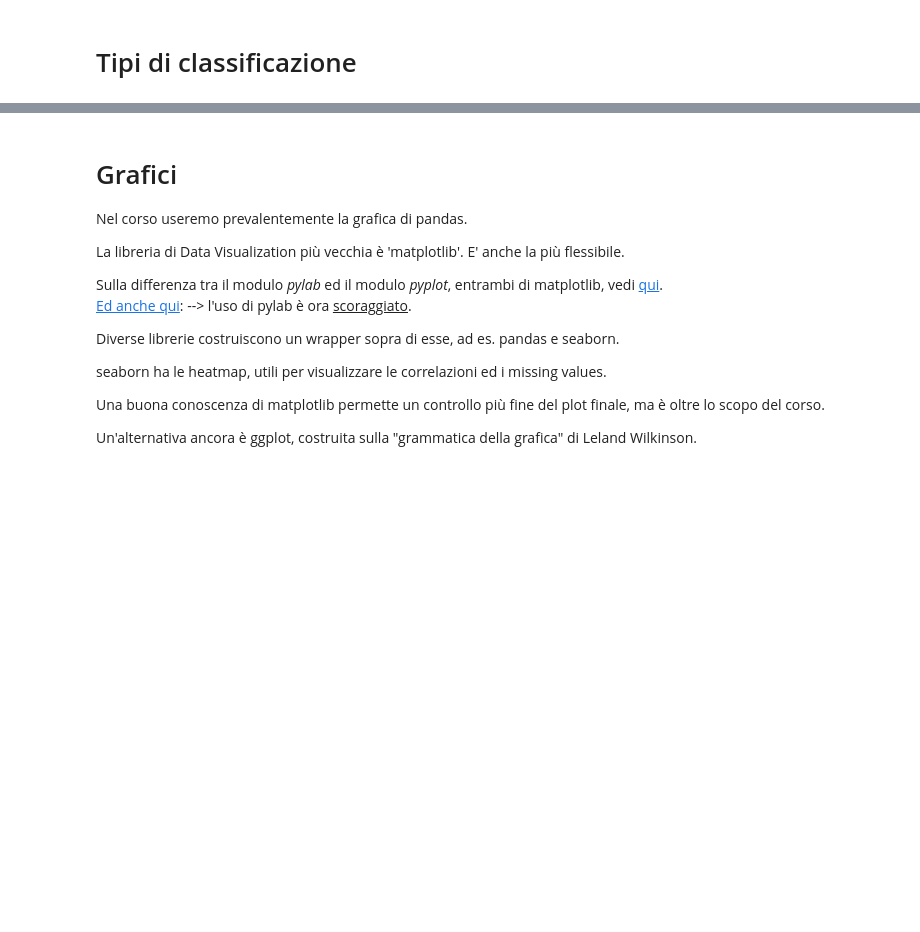
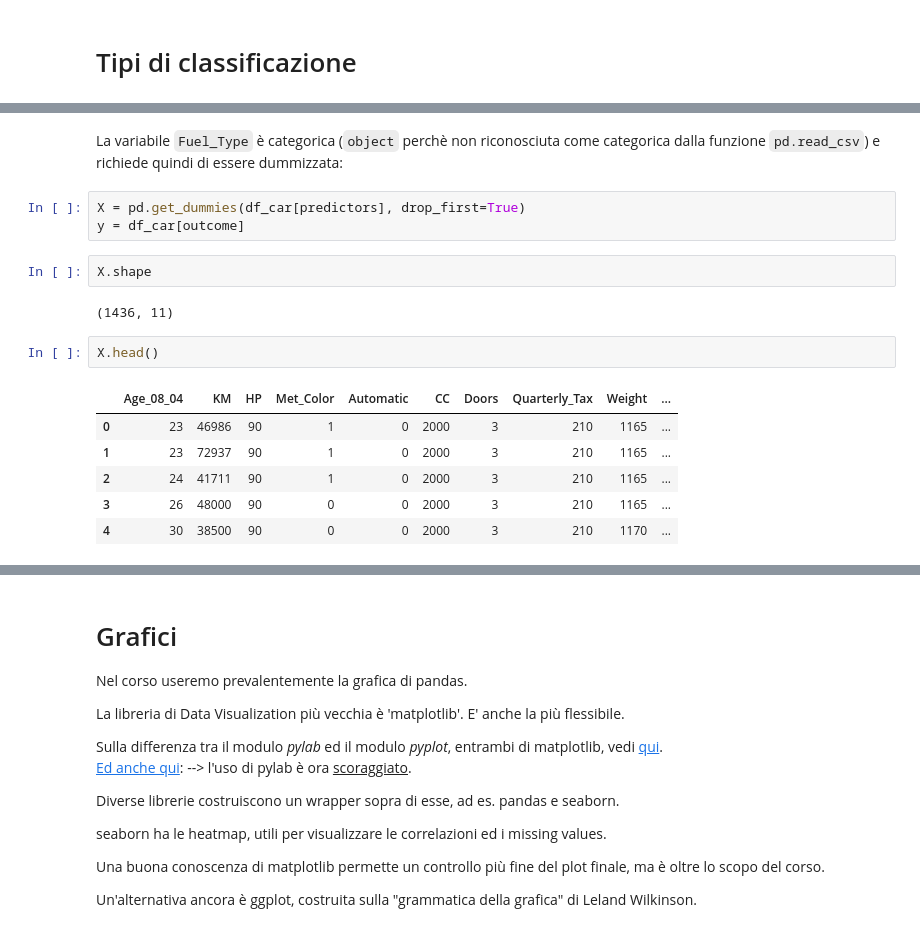
Before and after one commit to antonio-corsi/Repo-del-corso-Python-for-Data-Scientist, a Jupyter notebook: B. Knn.ipynb, the cells around one changed output, grey strips where cells are left out. Saved outputs shown, nothing was run; the diff lists cells and outputs as text; blank space fills up the shorter version.

```diff
--- a/B. Knn.ipynb
+++ b/B. Knn.ipynb
@@ -1782,0 +2054,18 @@ plt.show()  # --> DB non-lineare
+# %% [markdown]
+La variabile `Fuel_Type` è categorica (`object` perchè non riconosciuta come categorica dalla funzione `pd.read_csv`) e richiede quindi di essere dummizzata:
+# %%
+X = pd.get_dummies(df_car[predictors], drop_first=True)
+y = df_car[outcome]
+# %%
+X.shape
+# %% [output]
+(1436, 11)
+# %%
+X.head()
+# %% [output]
+|  | Age_08_04 | KM | HP | Met_Color | Automatic | CC | Doors | Quarterly_Tax | Weight | ... |
+| 0 | 23 | 46986 | 90 | 1 | 0 | 2000 | 3 | 210 | 1165 | ... |
+| 1 | 23 | 72937 | 90 | 1 | 0 | 2000 | 3 | 210 | 1165 | ... |
+| 2 | 24 | 41711 | 90 | 1 | 0 | 2000 | 3 | 210 | 1165 | ... |
+| 3 | 26 | 48000 | 90 | 0 | 0 | 2000 | 3 | 210 | 1165 | ... |
+| 4 | 30 | 38500 | 90 | 0 | 0 | 2000 | 3 | 210 | 1170 | ... |
```
Also changed, not shown: parts of 74 cells of this notebook, 9 other files.
